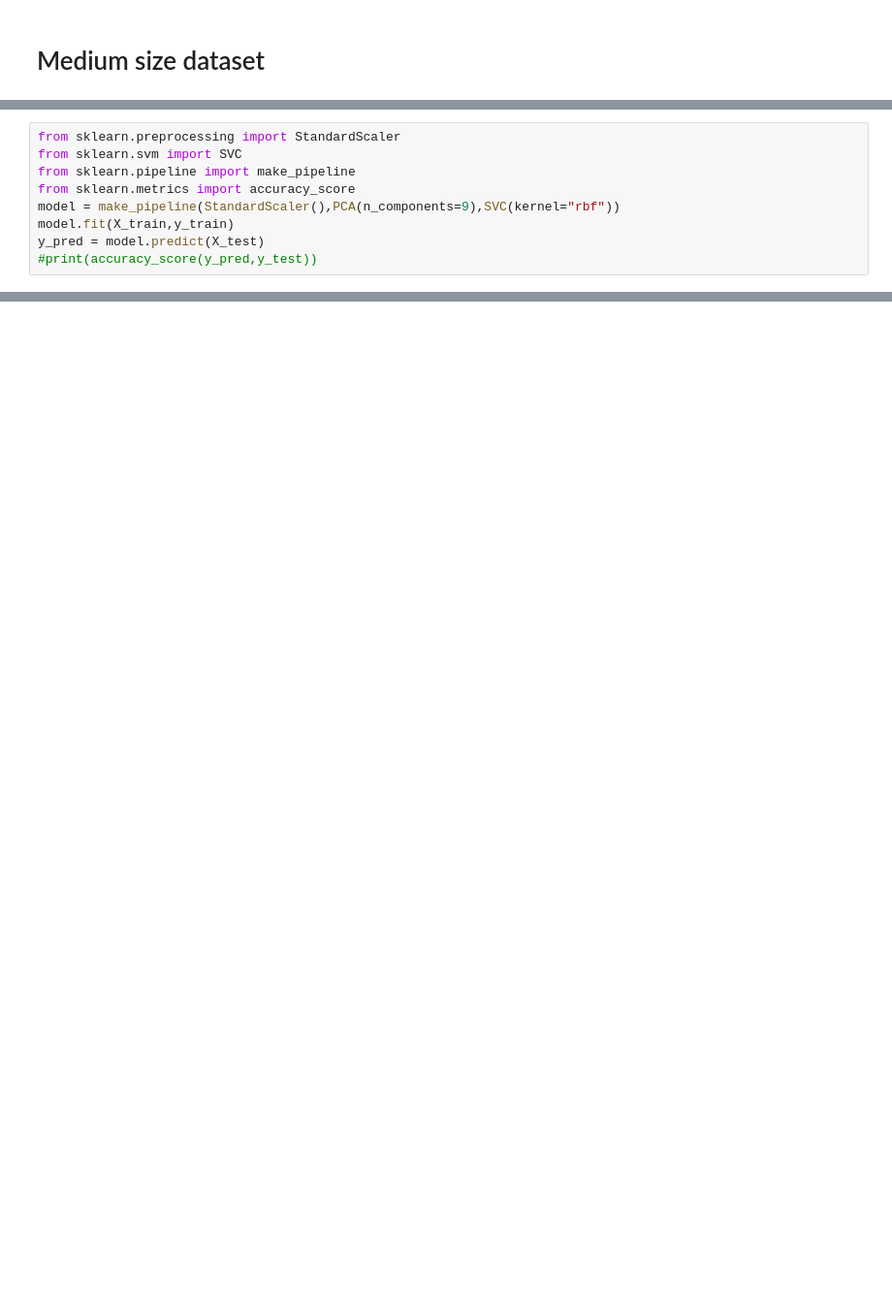
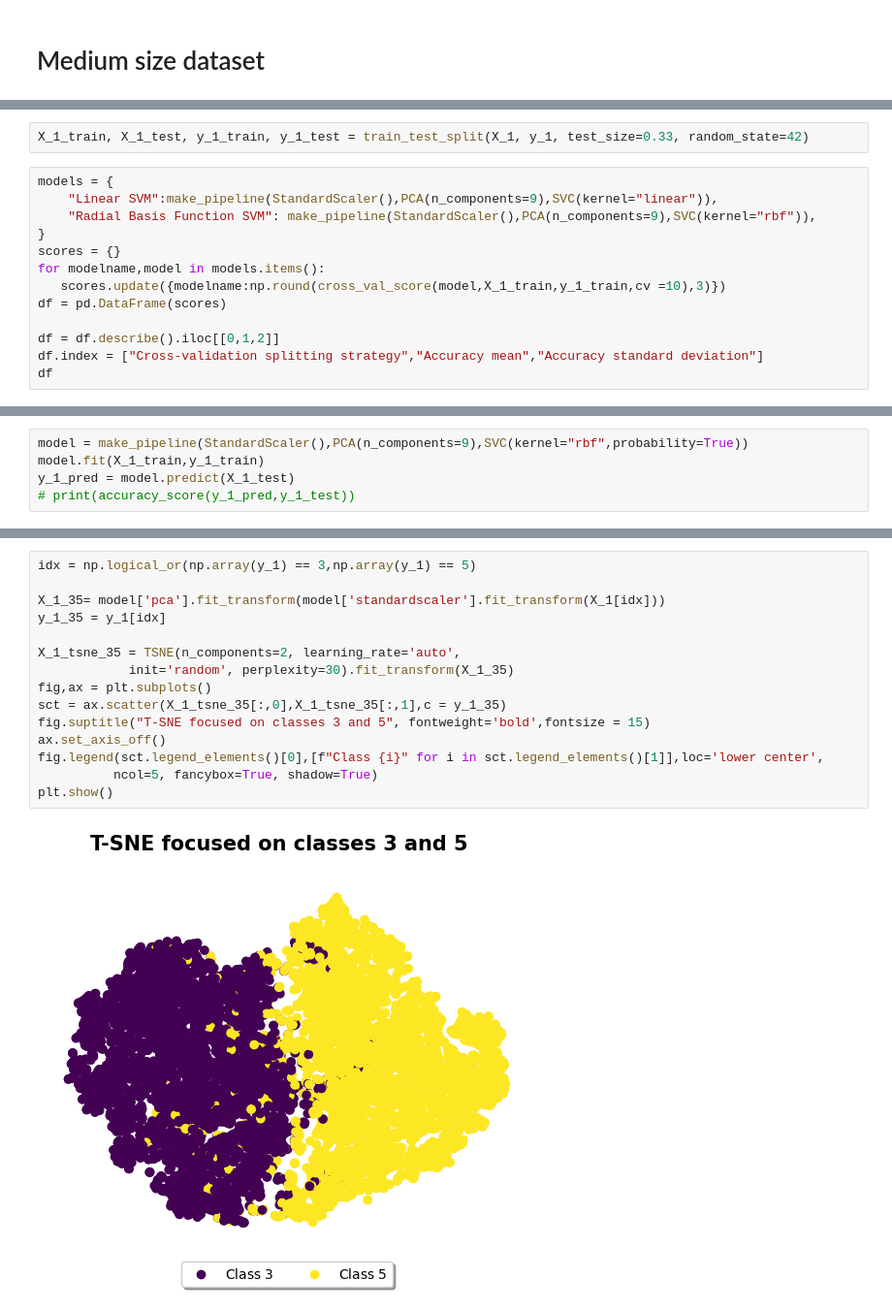
Before and after one commit to Haislich/MachineLearning, a Jupyter notebook: Code/Homework1/homework1.ipynb, the cells around one changed output, grey strips where cells are left out. Shown: that part at 97% size. Drawn from its saved outputs; the diff is of its cells as text; blank space fills up the shorter version.

```diff
--- a/Code/Homework1/homework1.ipynb
+++ b/Code/Homework1/homework1.ipynb
@@ -186,9 +54,0 @@ The precision however seems to be too high, fortunately when doing the K-fold va
-# %%
-from sklearn.preprocessing import StandardScaler
-from sklearn.svm import SVC
-from sklearn.pipeline import make_pipeline
-from sklearn.metrics import accuracy_score
-model = make_pipeline(StandardScaler(),PCA(n_components=9),SVC(kernel="rbf"))
-model.fit(X_train,y_train)
-y_pred = model.predict(X_test)
-#print(accuracy_score(y_pred,y_test))
@@ -241,0 +151,15 @@ T-SNE can help us identify why SVM tend to make errors more frequently on $3$ an
+# %%
+X_1_train, X_1_test, y_1_train, y_1_test = train_test_split(X_1, y_1, test_size=0.33, random_state=42)
+# %%
+models = {
+    "Linear SVM":make_pipeline(StandardScaler(),PCA(n_components=9),SVC(kernel="linear")),
+    "Radial Basis Function SVM": make_pipeline(StandardScaler(),PCA(n_components=9),SVC(kernel="rbf")),
+}
+scores = {}
+for modelname,model in models.items():
+   scores.update({modelname:np.round(cross_val_score(model,X_1_train,y_1_train,cv =10),3)})
+df = pd.DataFrame(scores)
+
+df = df.describe().iloc[[0,1,2]]
+df.index = ["Cross-validation splitting strategy","Accuracy mean","Accuracy standard deviation"]
+df
@@ -241,0 +174,5 @@ T-SNE can help us identify why SVM tend to make errors more frequently on $3$ an
+# %%
+model = make_pipeline(StandardScaler(),PCA(n_components=9),SVC(kernel="rbf",probability=True))
+model.fit(X_1_train,y_1_train)
+y_1_pred = model.predict(X_1_test)
+# print(accuracy_score(y_1_pred,y_1_test))
@@ -241,0 +191,17 @@ T-SNE can help us identify why SVM tend to make errors more frequently on $3$ an
+# %%
+idx = np.logical_or(np.array(y_1) == 3,np.array(y_1) == 5)
+
+X_1_35= model['pca'].fit_transform(model['standardscaler'].fit_transform(X_1[idx]))
+y_1_35 = y_1[idx]
+
+X_1_tsne_35 = TSNE(n_components=2, learning_rate='auto',
+            init='random', perplexity=30).fit_transform(X_1_35)
+fig,ax = plt.subplots()
+sct = ax.scatter(X_1_tsne_35[:,0],X_1_tsne_35[:,1],c = y_1_35)
+fig.suptitle("T-SNE focused on classes 3 and 5", fontweight='bold',fontsize = 15)
+ax.set_axis_off()
+fig.legend(sct.legend_elements()[0],[f"Class {i}" for i in sct.legend_elements()[1]],loc='lower center',
+          ncol=5, fancybox=True, shadow=True)
+plt.show()
+# %% [output]
+[figure, added]
```
Also changed, not shown: parts of 71 cells of this notebook, 6 other files.
